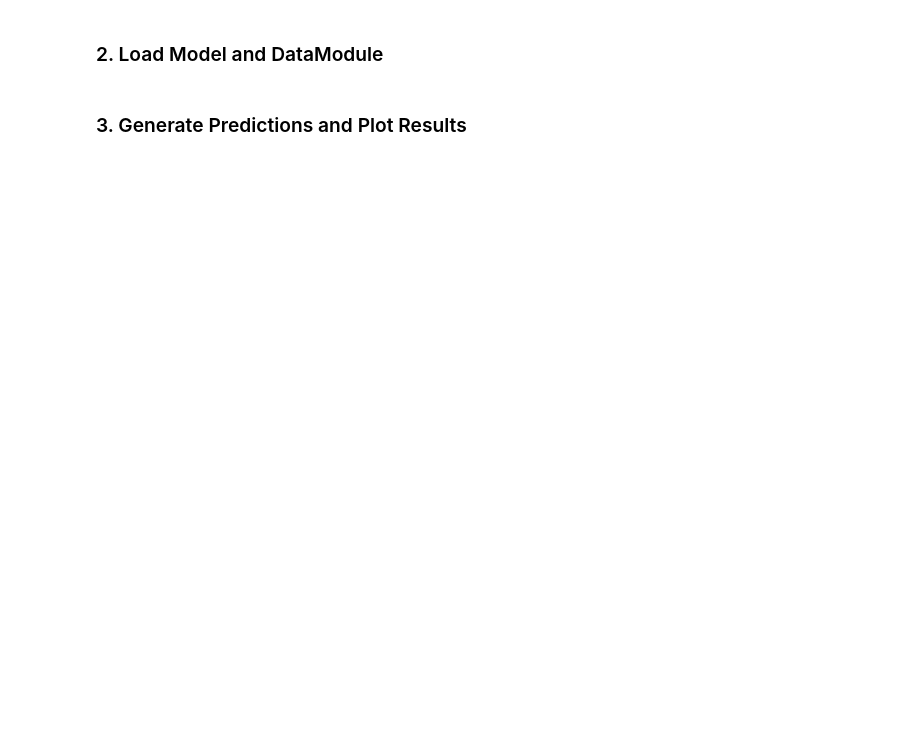
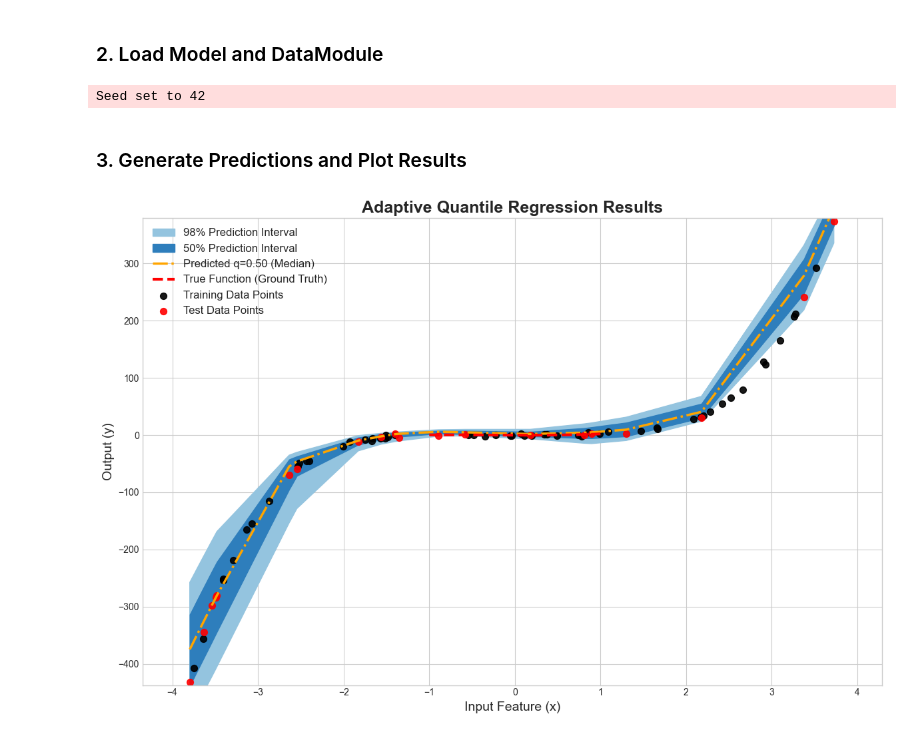
Before and after one commit to kyunghyuncho/adaptive-quantile-regression, a Jupyter notebook: visualize.ipynb, the cells around one changed output. Drawn from its saved outputs; the diff is of its cells as text; code cells hidden in the pictures; blank space fills up the shorter version.

```diff
--- a/visualize.ipynb
+++ b/visualize.ipynb
@@ -57,7 +60,8 @@ data_module = PolynomialDataModule(
     degree=config['data']['degree'],
     noise_scale=config['data']['noise_scale'],
     n_samples=config['data']['n_samples'],
-    batch_size=config['training']['batch_size']
+    batch_size=config['training']['batch_size'],
+    x_range=config['data']['x_range'],
 )
 
 # The .setup() method generates the data and performs the train/val/test splits
@@ -67,57 +71,93 @@ data_module.setup()
 # NOTE: random_split creates a 'Subset' object. We must access the
 # underlying .dataset and use the subset's .indices to get the correct data.
 full_dataset = data_module.test_dataset.dataset
+train_indices = data_module.train_dataset.indices
 test_indices = data_module.test_dataset.indices
+
+train_x = full_dataset.tensors[0][train_indices]
+train_y = full_dataset.tensors[1][train_indices]
 test_x = full_dataset.tensors[0][test_indices]
 test_y = full_dataset.tensors[1][test_indices]
+# %% [output]
+Seed set to 42
 # %% [markdown]
 ### 3. Generate Predictions and Plot Results
 # %%
 # Set up the plot
 plt.style.use('seaborn-v0_8-whitegrid')
 fig, ax = plt.subplots(figsize=(12, 8))
-
-# 1. Plot the raw test data points
-ax.scatter(test_x, test_y, alpha=0.15, label='Test Data Points', color='gray', s=20)
-
-# Define the quantiles we want to visualize
-quantiles_to_plot = [0.05, 0.25, 0.50, 0.75, 0.95]
-colors = plt.cm.viridis(np.linspace(0.1, 0.9, len(quantiles_to_plot)))
 
 # For a clean line plot, we need to sort the x values
 sorted_indices = torch.argsort(test_x.squeeze())
 sorted_x = test_x[sorted_indices]
 
 # Move data to the same device as the model (e.g., 'cuda' or 'mps')
 device = model.device
 sorted_x = sorted_x.to(device)
 
-# 2. Generate and plot the predicted quantile lines
+# 2. Generate and plot the predicted quantile intervals with shading
 with torch.no_grad(): # Deactivate autograd for faster inference
-    for i, q in enumerate(quantiles_to_plot):
-        # Create a tensor of the current quantile, ON THE CORRECT DEVICE
-        tau = torch.full((sorted_x.shape[0], 1), q, device=device)
+    # --- Plot shaded uncertainty intervals ---
+    intervals = [(0.25, 0.75), (0.01, 0.99)]
+    # Use different shades of a color for the intervals
+    colors = plt.cm.Blues(np.linspace(0.4, 0.7, len(intervals)))
 
-        # Get model predictions
-        predictions = model(sorted_x, tau)
+    # Plot intervals from widest to narrowest
+    for i, (q_low, q_high) in enumerate(reversed(intervals)):
+        # Predict lower bound
+        tau_low = torch.full((sorted_x.shape[0], 1), q_low, device=device)
+        pred_low = model(sorted_x, tau_low)
 
-        # Plot the line (move predictions to CPU for numpy/matplotlib)
-        label = f'Predicted q={q:.2f}'
-        if q == 0.50:
-            label += ' (Median)'
-        ax.plot(sorted_x.cpu().numpy(), predictions.cpu().numpy(), label=label, color=colors[i], linewidth=2.5)
+        # Predict upper bound
+        tau_high = torch.full((sorted_x.shape[0], 1), q_high, device=device)
+        pred_high = model(sorted_x, tau_high)
+
+        # Use fill_between to create the shaded region
+        ax.fill_between(
+            sorted_x.cpu().numpy().squeeze(),
+            pred_low.cpu().numpy().squeeze(),
+            pred_high.cpu().numpy().squeeze(),
+            color=colors[i],
+            label=f'{int((q_high - q_low) * 100)}% Prediction Interval'
+        )
+
+    # --- Plot the median prediction as a line ---
+    tau_median = torch.full((sorted_x.shape[0], 1), 0.5, device=device)
+    pred_median = model(sorted_x, tau_median)
+    ax.plot(
+        sorted_x.cpu().numpy(),
+        pred_median.cpu().numpy(),
+        label='Predicted q=0.50 (Median)',
+        color='orange',
+        linewidth=2.5,
+        linestyle='-.'
+    )
 
 # 3. Plot the true underlying function (without noise)
 x_range = config['data']['x_range']
 true_x_line = np.linspace(x_range[0], x_range[1], 400)
 true_y_line = np.polyval(data_module.coeffs, true_x_line)
 ax.plot(true_x_line, true_y_line, color='red', linestyle='--', linewidth=3, label='True Function (Ground Truth)')
 
+# 1. Plot the raw training and test data points
+ax.scatter(
+    train_x.cpu().numpy(),
+    train_y.cpu().numpy(),
+    alpha=0.9, label='Training Data Points', color='black', s=50
+)
+ax.scatter(
+    test_x.cpu().numpy(),
+    test_y.cpu().numpy(),
+    alpha=0.9, label='Test Data Points', color='red', s=50
+)
+
 # Final plot styling
 ax.set_title('Adaptive Quantile Regression Results', fontsize=18, fontweight='bold')
 ax.set_xlabel('Input Feature (x)', fontsize=14)
 ax.set_ylabel('Output (y)', fontsize=14)
 ax.legend(fontsize=12)
-ax.set_ylim(test_y.min() - 5, test_y.max() + 5) # Adjust y-limits for better visibility
+ax.set_ylim(test_y.cpu().numpy().min() - 5, test_y.cpu().numpy().max() + 5) # Adjust y-limits for better visibility
 plt.tight_layout()
 plt.show()
+# %% [output]
+[figure, added]
```
Also changed, not shown: parts of 2 cells of this notebook, 3 other files.
